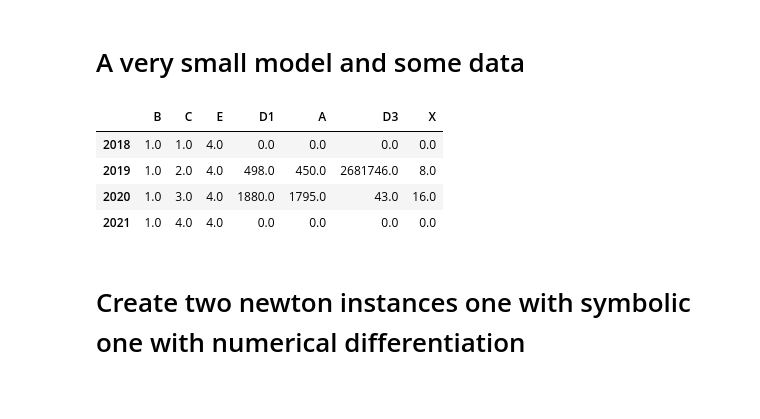
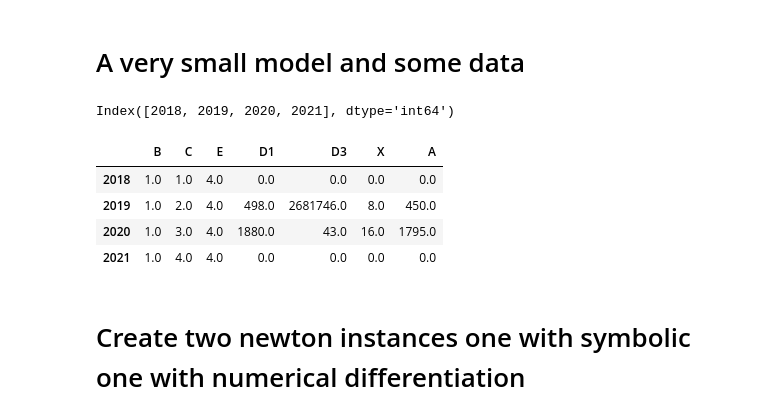
Before and after one commit to IbHansen/Modelflow2, a Jupyter notebook: Examples/ModelFlow features/Differentiation .ipynb, the cells around one changed output. Cells and saved outputs as stored; diff of their text form; code cells hidden in the pictures.

```diff
--- a/Examples/ModelFlow features/Differentiation .ipynb
+++ b/Examples/ModelFlow features/Differentiation .ipynb
@@ -15,14 +15,18 @@ frml <> d3 = x + 3 * d1*a(+1)+c **3 $
 Frml <> x = 0.5 *e**2+x(-1)  $'''
 mmodel = model(fmodel,modelname = 'My first model')
 df = pd.DataFrame({'B': [1,1,1,1],'C':[1,2,3,4],'E':[4,4,4,4]},index=[2018,2019,2020,2021])
-base = mmodel(df)
-base
+df.index
 # %% [output]
-|  | B | C | E | D1 | A | D3 | X |
-| 2018 | 1.0 | 1.0 | 4.0 | 0.0 | 0.0 | 0.0 | 0.0 |
-| 2019 | 1.0 | 2.0 | 4.0 | 498.0 | 450.0 | 2681746.0 | 8.0 |
-| 2020 | 1.0 | 3.0 | 4.0 | 1880.0 | 1795.0 | 43.0 | 16.0 |
-| 2021 | 1.0 | 4.0 | 4.0 | 0.0 | 0.0 | 0.0 | 0.0 |
+Index([2018, 2019, 2020, 2021], dtype='int64')
+# %%
+base = mmodel(df,int(2019),int(2020),solver='newtonstack_implicit')
+base
+# %% [output]
+|  | B | C | E | D1 | D3 | X | A |
+| 2018 | 1.0 | 1.0 | 4.0 | 0.0 | 0.0 | 0.0 | 0.0 |
+| 2019 | 1.0 | 2.0 | 4.0 | 498.0 | 2681746.0 | 8.0 | 450.0 |
+| 2020 | 1.0 | 3.0 | 4.0 | 1880.0 | 43.0 | 16.0 | 1795.0 |
+| 2021 | 1.0 | 4.0 | 4.0 | 0.0 | 0.0 | 0.0 | 0.0 |
 # %% [markdown]
 # Create two newton instances one with symbolic one with numerical differentiation
 # %%
```
Also changed, not shown: parts of 6 cells of this notebook, 11 other files.
